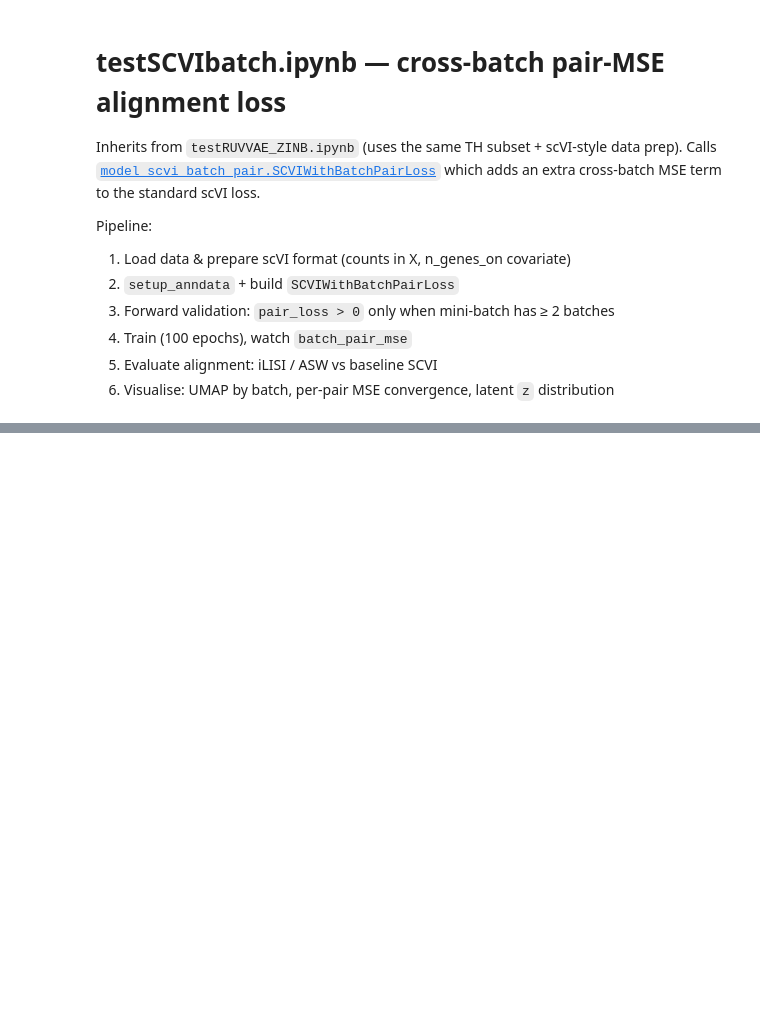
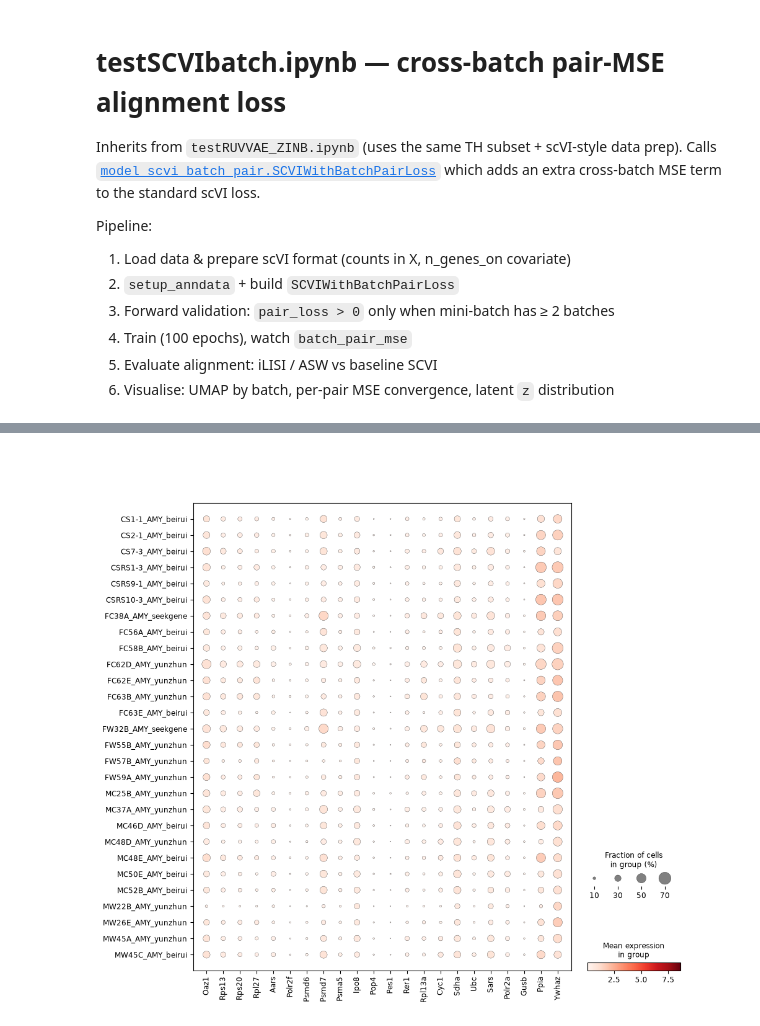
Before and after one commit to juychen/RUVDEG, a Jupyter notebook: postanalysis.ipynb, the cells around one changed output, grey strips where cells are left out. Cells and saved outputs as stored; diff of their text form; code cells hidden in the pictures; blank space fills up the shorter version.

```diff
--- a/postanalysis.ipynb
+++ b/postanalysis.ipynb
@@ -50,0 +87,2 @@ sc.pp.normalize_total(adata, target_sum=1e4)
+# %%
+adata.layers["scvi_norm"][mask] = 0
@@ -51,3 +140,17 @@ sc.pp.normalize_total(adata, target_sum=1e4)
+# %%
+
+fig = sc.pl.dotplot(
+    adata,
+    var_names=hkg_genes,
+    groupby="sample",
+    swap_axes=False,
+    vmax=globalmax,
+    dendrogram=False,
+    return_fig=True,
+)
+fig.show()
+# %% [output]
+[figure, added]
 # %%
 # print the max,min,mean value of the normalized in batchpair_D1_normlized
 # print the max, min, mean value of the normalized data in adata.X
```
Also changed, not shown: parts of 36 cells of this notebook, 2 other files.
